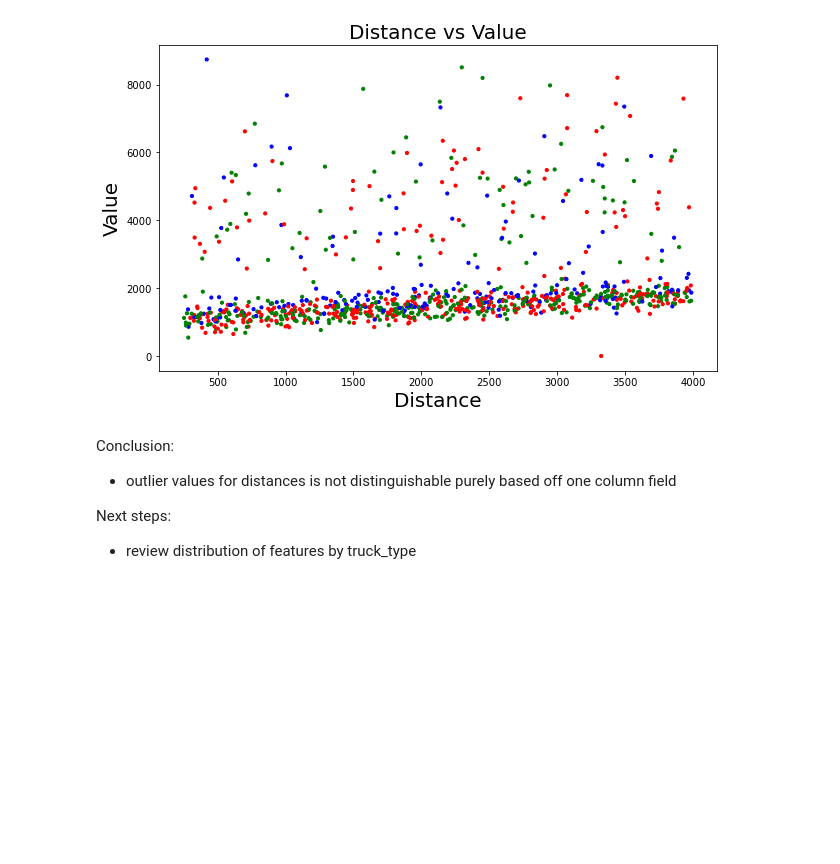
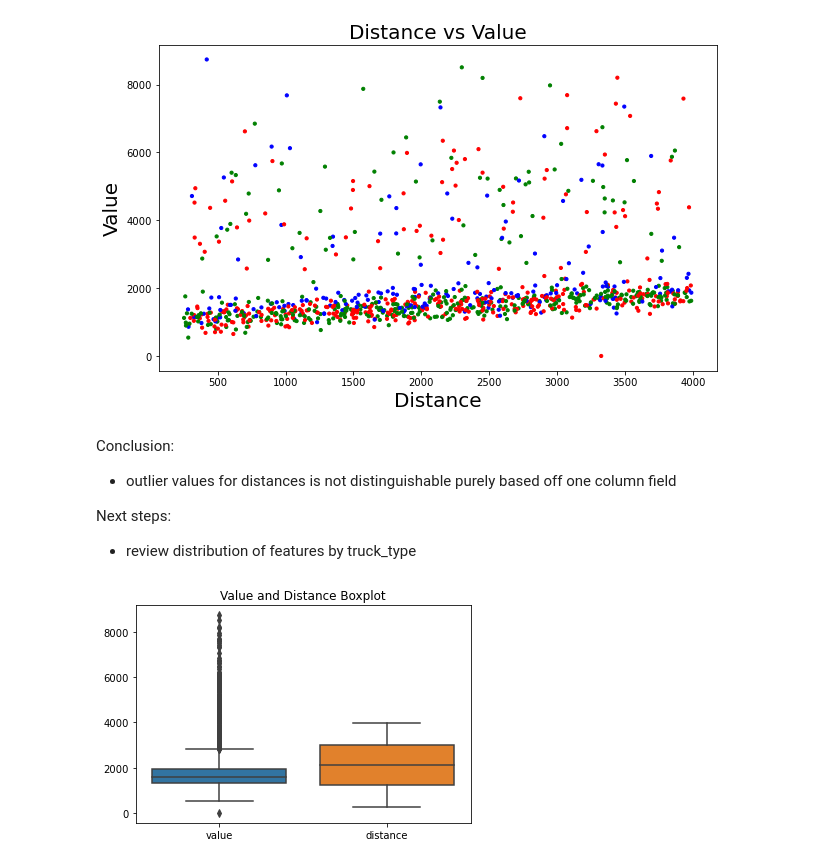
Before and after one commit to jjobes90/SAGE_Interview, a Jupyter notebook: Exploratory_Analysis.ipynb, the cells around one changed output. Drawn from its saved outputs; the diff is of its cells as text; code cells hidden in the pictures; blank space fills up the shorter version.

```diff
--- a/Exploratory_Analysis.ipynb
+++ b/Exploratory_Analysis.ipynb
@@ -145,4 +159,14 @@ Next steps:
 
 - review distribution of features by truck_type
 # %%
-# distribution chart
+# define dataset to show boxplots
+boxplot_data = data.drop('special', axis=1)
+
+# Creating plot
+sns.boxplot(data=boxplot_data)
+plt.title('Value and Distance Boxplot')
+
+# show plot
+plt.show()
+# %% [output]
+[figure, added]
```
Also changed, not shown: parts of 14 cells of this notebook.
